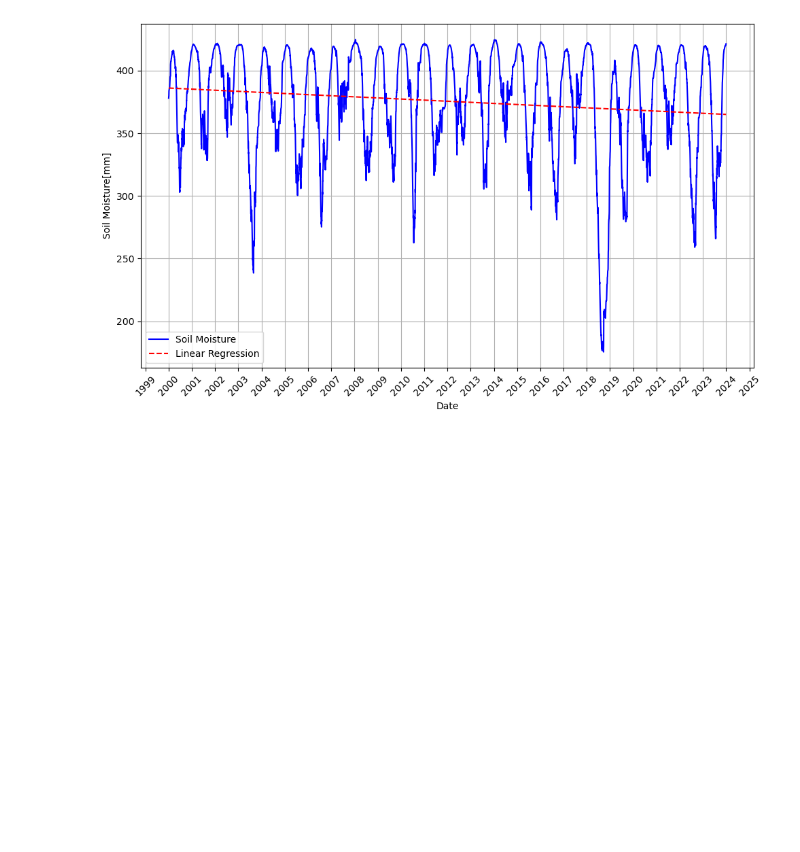
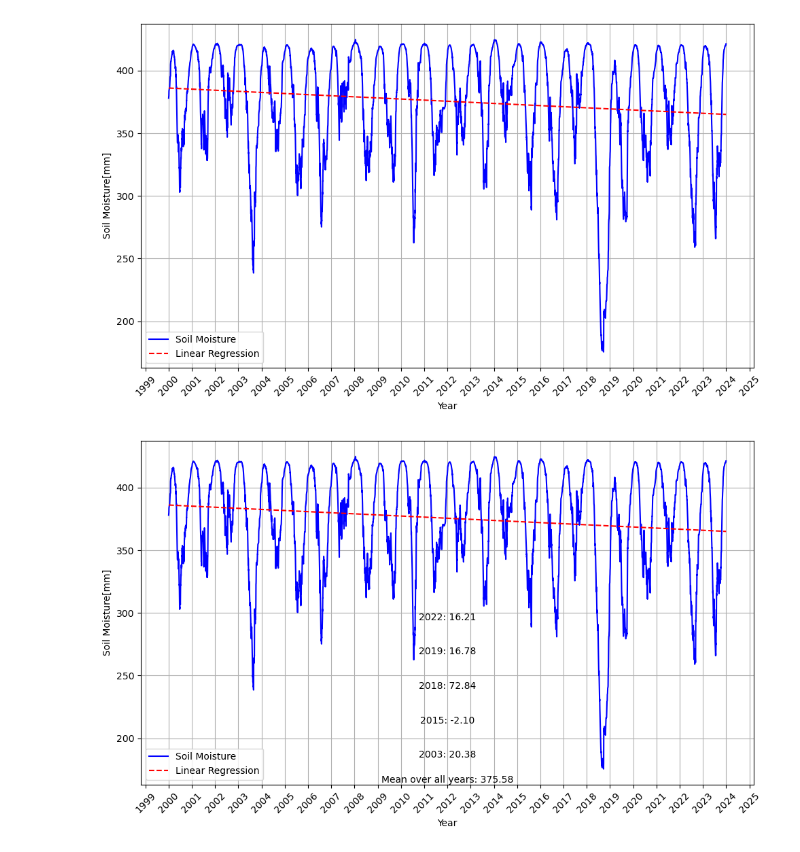
Before and after one commit to justusnoegel/deadwood_prediction, a Jupyter notebook: harz.ipynb, the cells around one changed output. Cells and saved outputs as stored; diff of their text form; code cells hidden in the pictures; blank space fills up the shorter version.

Commit message:
plot anomalies

```diff
--- a/harz.ipynb
+++ b/harz.ipynb
@@ -356,3 +356,76 @@ plt.savefig(image_filename, format='pdf')
 plt.show()
 # %% [output]
 [figure]
+# %%
+import matplotlib.pyplot as plt
+import xarray as xr
+import numpy as np
+from sklearn.linear_model import LinearRegression
+import os
+
+# Assuming soil_moisture_xr is your xarray.DataArray
+
+# Calculate the mean along the lat and lon axes (axis=1)
+mean_soil_moisture = soil_moisture_xr.mean(dim=('lat', 'lon'))
+
+# Plot the mean soil moisture
+plt.figure(figsize=(10, 6))
+plt.plot(mean_soil_moisture.time, mean_soil_moisture, color='blue', linestyle='-', label='Soil Moisture')
+plt.xlabel('Year')
+plt.ylabel('Soil Moisture[mm]')
+plt.xticks(rotation=45)
+
+# Show every year on the x-axis
+plt.gca().xaxis.set_major_locator(plt.matplotlib.dates.YearLocator())
+
+# Extracting time and soil moisture values as numpy arrays
+time_values = mean_soil_moisture.time.values.astype('datetime64[D]').astype(float)  # Converting to float for LinearRegression
+soil_moisture_values = mean_soil_moisture.values
+
+# Fitting a linear regression model
+model = LinearRegression()
+model.fit(time_values.reshape(-1, 1), soil_moisture_values)
+
+# Predicting values using the fitted model
+predicted_values = model.predict(time_values.reshape(-1, 1))
+
+# Plotting the linear regression line
+plt.plot(mean_soil_moisture.time, predicted_values, color='red', linestyle='--', label='Linear Regression')
+
+# Calculate the mean of soil moisture over the whole time period
+mean_soil_moisture_overall = np.mean(soil_moisture_values)
+
+# Add the overall mean as text to the plot in the bottom center
+plt.text(mean_soil_moisture.time[len(mean_soil_moisture)//2], plt.ylim()[0], f'Mean over all years: {mean_soil_moisture_overall:.2f}', va='bottom', ha='center')
+
+# Define the years to calculate the difference
+years = [2003, 2015, 2018, 2019, 2022]
+for year in years:
+    # Calculate the mean soil moisture for each specified year
+    mean_soil_moisture_year = np.mean(mean_soil_moisture.sel(time=str(year)))
+    # Calculate the difference between the mean over the whole period and the mean of each year
+    difference = mean_soil_moisture_overall - mean_soil_moisture_year
+    # Add the difference as text to the plot at a distant position from the mean line
+    plt.text(mean_soil_moisture.time[len(mean_soil_moisture)//2], plt.ylim()[0] + (plt.ylim()[1] - plt.ylim()[0]) * 0.1 * (years.index(year) + 1), f'{year}: {difference:.2f}', va='top', ha='center')
+
+plt.grid(True)
+plt.tight_layout()
+plt.legend()
+
+# Define the path to the results folder in your cloned GitHub repository
+results_folder_path = "results"
+
+# Check if the results folder exists, if not, create it
+if not os.path.exists(results_folder_path):
+    os.makedirs(results_folder_path)
+
+# Define the filename for the exported image
+image_filename = os.path.join(results_folder_path, "soil_moisture_regression_plot.pdf")
+
+# Export the plot as vector data (PDF)
+plt.savefig(image_filename, format='pdf')
+
+# Show the plot
+plt.show()
+# %% [output]
+[figure, added]
```
Also changed, not shown: parts of 3 cells of this notebook, 3 other files.
